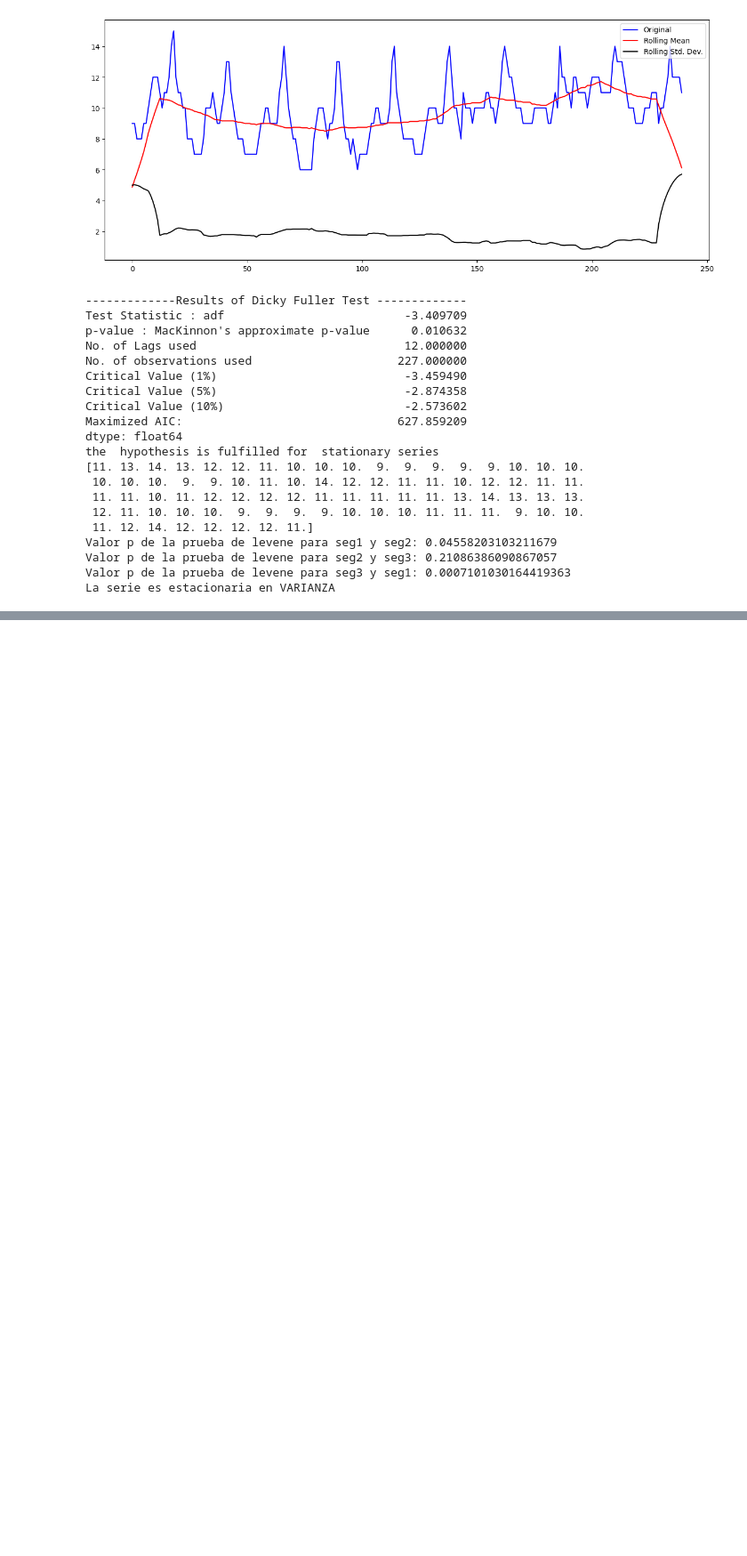
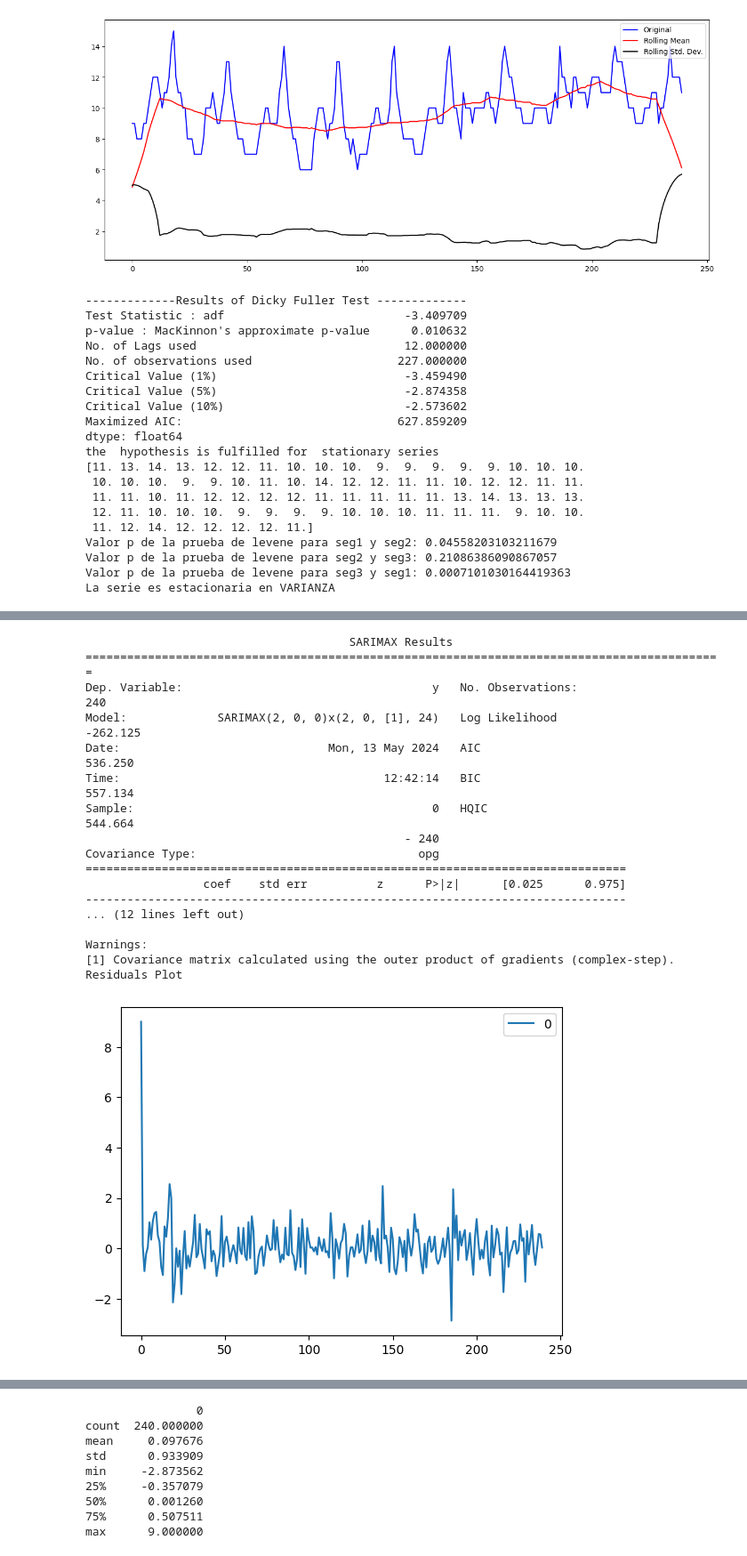
Before and after one commit to Millares95/Investigation_Code, a Jupyter notebook: ultimate_ARIMA_Forcast.ipynb, the cells around one changed output, grey strips where cells are left out. Shown: that part at 89% size. Drawn from its saved outputs; the diff is of its cells as text; code cells hidden in the pictures; blank space fills up the shorter version.

Commit message:
complete model fixt

```diff
--- a/ultimate_ARIMA_Forcast.ipynb
+++ b/ultimate_ARIMA_Forcast.ipynb
@@ -382,0 +428,40 @@ La serie es estacionaria en VARIANZA
+# %%
+from statsmodels.tsa.statespace.sarimax import SARIMAX
+def modelSARIMAX(dataToFit):
+     # creating the object model SARIMAX(0,1,1) x (0,1,1)24
+    model = SARIMAX(dataToFit,order=(2,0,0),seasonal_order=(2,0,1,24))
+    model_fit = model.fit() # fit model
+    return model_fit
+# %%
+model_fitted = modelSARIMAX(dataToFit)
+# summary of fit model
+print(model_fitted.summary())
+# line plot of residuals
+residuals = pd.DataFrame(model_fitted.resid)
+residuals.plot()
+print("Residuals Plot")
+plot.show()
+# density plot of residuals
+residuals.plot(kind='kde')
+plot.show()
+# summary stats of residuals
+print(residuals.describe())
+# %% [output]
+                                      SARIMAX Results
+============================================================================================
+Dep. Variable:                                    y   No. Observations:                  240
+Model:             SARIMAX(2, 0, 0)x(2, 0, [1], 24)   Log Likelihood                -262.125
+Date:                              Mon, 13 May 2024   AIC                            536.250
+Time:                                      12:42:14   BIC                            557.134
+Sample:                                           0   HQIC                           544.664
+                                              - 240
+Covariance Type:                                opg
+==============================================================================
+                 coef    std err          z      P>|z|      [0.025      0.975]
+------------------------------------------------------------------------------
+... (12 lines left out)
+
+Warnings:
+[1] Covariance matrix calculated using the outer product of gradients (complex-step).
+Residuals Plot
+[figure, added]
@@ -382,0 +469,9 @@ La serie es estacionaria en VARIANZA
+                0
+count  240.000000
+mean     0.097676
+std      0.933909
+min     -2.873562
+25%     -0.357079
+50%      0.001260
+75%      0.507511
+max      9.000000
```
Also changed, not shown: parts of 5 cells of this notebook.
